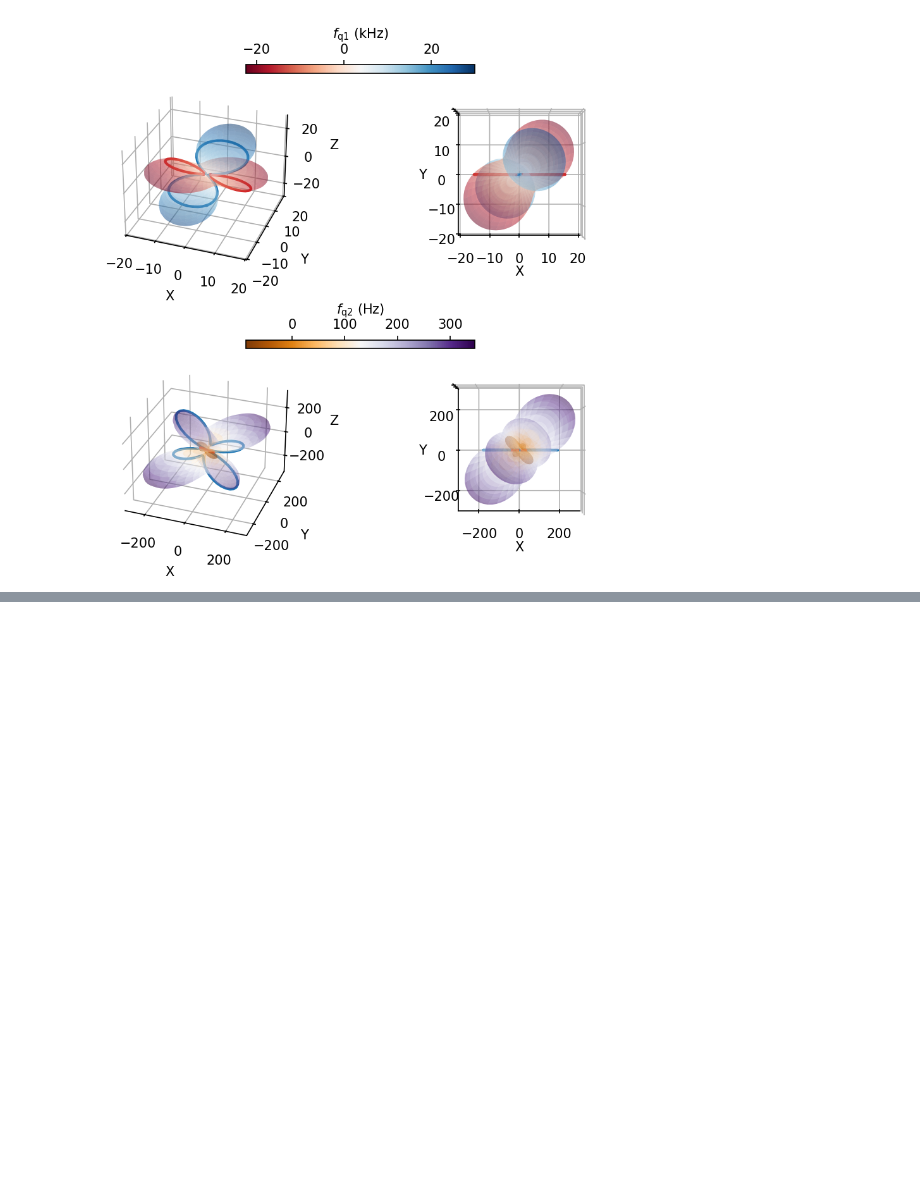
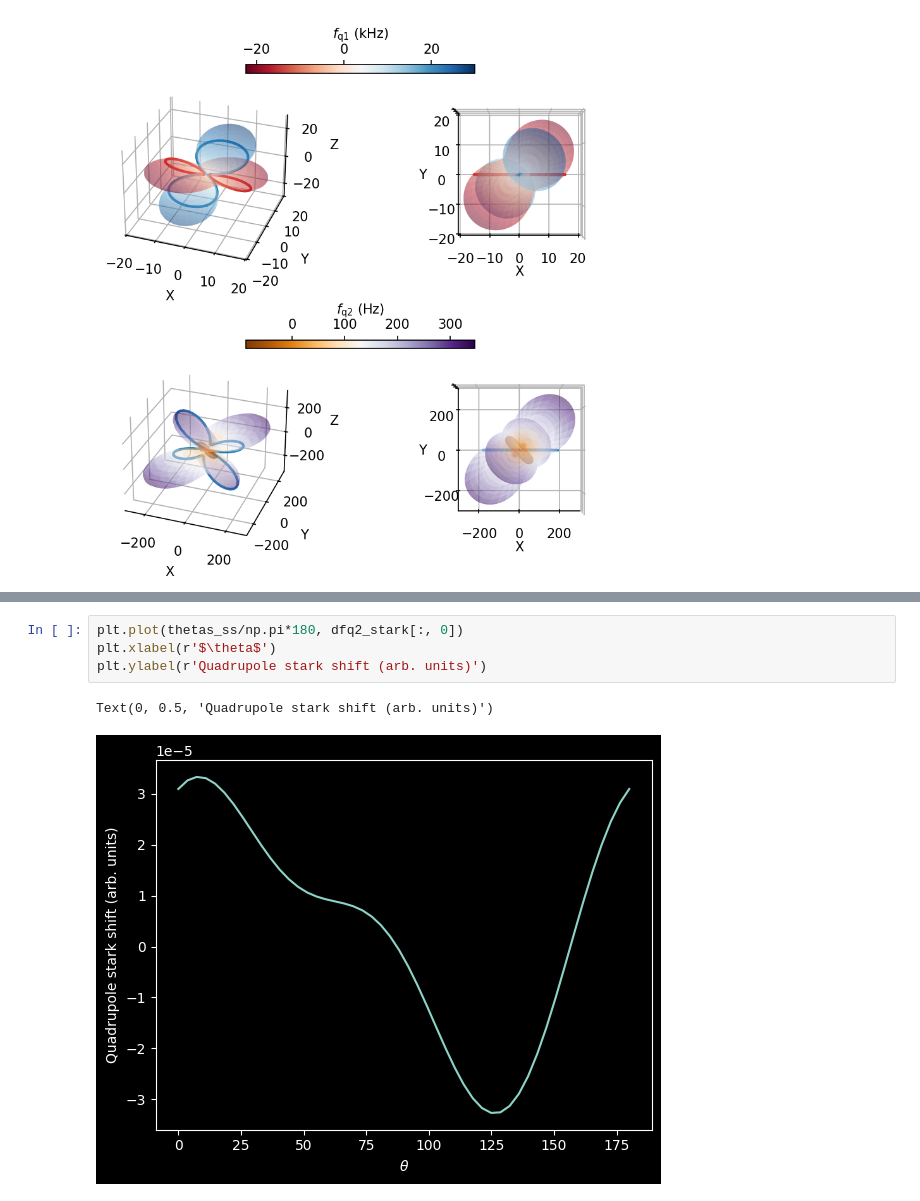
Before and after one commit to arjenvaartjes/Psyduck, a Jupyter notebook: examples/quadrupole modeling/extracting_quadrupole_tensor_few_angles.ipynb, the cells around one changed output, grey strips where cells are left out. Drawn from its saved outputs; the diff is of its cells as text; blank space fills up the shorter version.

```diff
--- a/examples/quadrupole modeling/extracting_quadrupole_tensor_few_angles.ipynb
+++ b/examples/quadrupole modeling/extracting_quadrupole_tensor_few_angles.ipynb
@@ -396,0 +421,7 @@ plot_quadrupole_tensor(V_tensor, I_SPIN, B0, GAMMA_NUCLEAR, Q_N)
+# %%
+plt.plot(thetas_ss/np.pi*180, dfq2_stark[:, 0])
+plt.xlabel(r'$\theta$')
+plt.ylabel(r'Quadrupole stark shift (arb. units)')
+# %% [output]
+Text(0, 0.5, 'Quadrupole stark shift (arb. units)')
+[figure, added]
```
Also changed, not shown: parts of 3 cells of this notebook, 3 other files.
